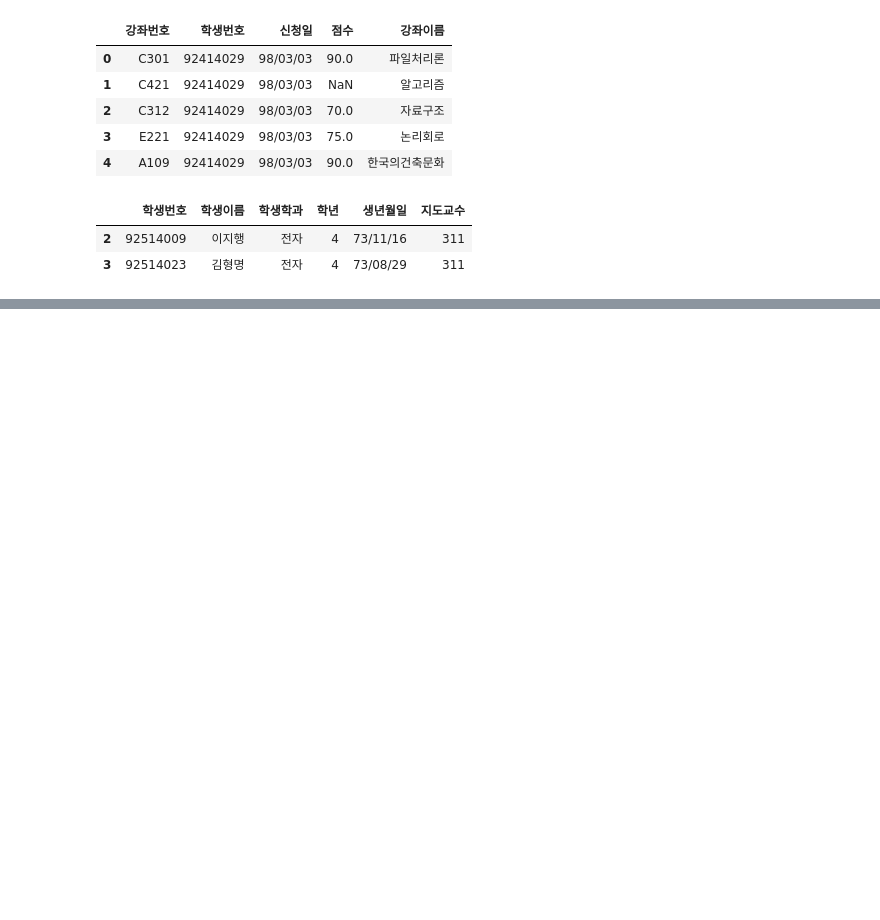
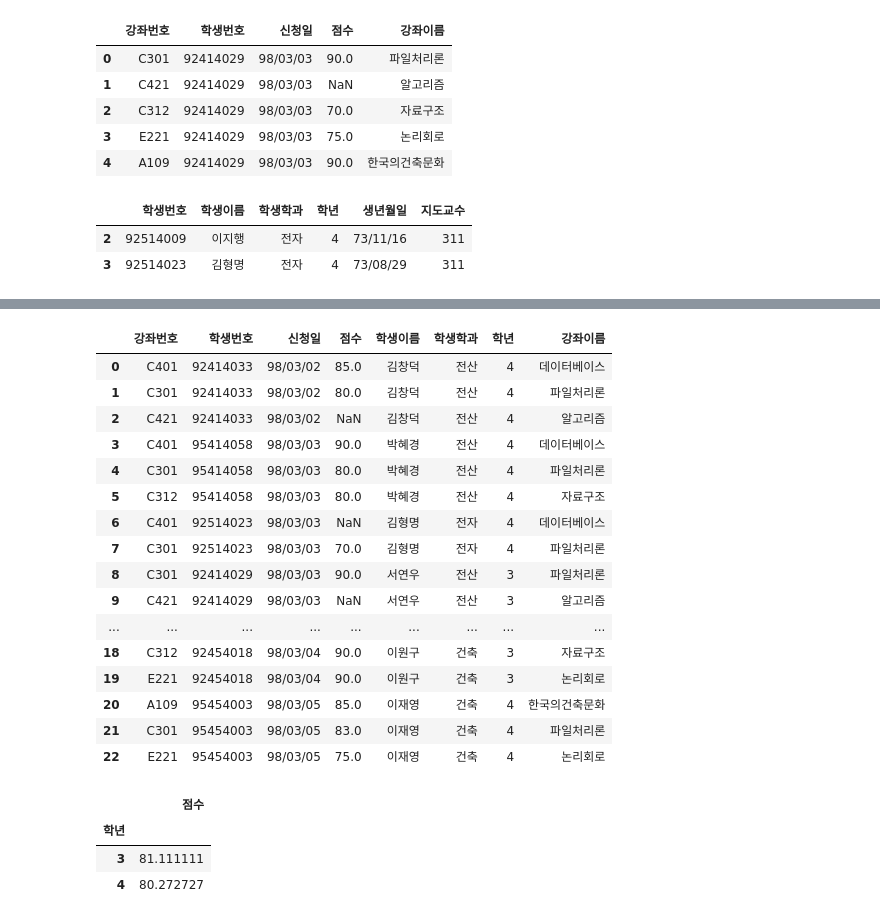
Before and after one commit to helen-cho/data, a Jupyter notebook: python/데이터분석/15.데이터병합.ipynb, the cells around one changed output, grey strips where cells are left out. Cells and saved outputs as stored; diff of their text form; code cells hidden in the pictures; blank space fills up the shorter version.

```diff
--- a/python/데이터분석/15.데이터병합.ipynb
+++ b/python/데이터분석/15.데이터병합.ipynb
@@ -212,0 +219,2 @@ df_stu.groupby('학생학과').get_group('전자')
+# %%
+df_enrol = pd.read_csv('data/수강.csv')
@@ -212,0 +297,3 @@ df_stu.groupby('학생학과').get_group('전자')
+# %%
+dfs= df_stu[['학생번호', '학생이름', '학생학과', '학년']]
+dfs
@@ -212,0 +310,3 @@ df_stu.groupby('학생학과').get_group('전자')
+# %%
+dfc = df_cou[['강좌번호', '강좌이름']]
+dfc
@@ -212,0 +321,3 @@ df_stu.groupby('학생학과').get_group('전자')
+# %%
+df_merge = pd.merge(df_enrol, dfs, how='inner', on='학생번호')
+df_merge
@@ -212,0 +342,21 @@ df_stu.groupby('학생학과').get_group('전자')
+# %%
+df_merge = pd.merge(df_merge, dfc, how='inner', on='강좌번호')
+df_merge
+# %% [output]
+|  | 강좌번호 | 학생번호 | 신청일 | 점수 | 학생이름 | 학생학과 | 학년 | 강좌이름 |
+| 0 | C401 | 92414033 | 98/03/02 | 85.0 | 김창덕 | 전산 | 4 | 데이터베이스 |
+| 1 | C301 | 92414033 | 98/03/02 | 80.0 | 김창덕 | 전산 | 4 | 파일처리론 |
+| 2 | C421 | 92414033 | 98/03/02 | NaN | 김창덕 | 전산 | 4 | 알고리즘 |
+| 3 | C401 | 95414058 | 98/03/03 | 90.0 | 박혜경 | 전산 | 4 | 데이터베이스 |
+| 4 | C301 | 95414058 | 98/03/03 | 80.0 | 박혜경 | 전산 | 4 | 파일처리론 |
+| 5 | C312 | 95414058 | 98/03/03 | 80.0 | 박혜경 | 전산 | 4 | 자료구조 |
+| 6 | C401 | 92514023 | 98/03/03 | NaN | 김형명 | 전자 | 4 | 데이터베이스 |
+| 7 | C301 | 92514023 | 98/03/03 | 70.0 | 김형명 | 전자 | 4 | 파일처리론 |
+| 8 | C301 | 92414029 | 98/03/03 | 90.0 | 서연우 | 전산 | 3 | 파일처리론 |
+| 9 | C421 | 92414029 | 98/03/03 | NaN | 서연우 | 전산 | 3 | 알고리즘 |
+| ... | ... | ... | ... | ... | ... | ... | ... | ... |
+| 18 | C312 | 92454018 | 98/03/04 | 90.0 | 이원구 | 건축 | 3 | 자료구조 |
+| 19 | E221 | 92454018 | 98/03/04 | 90.0 | 이원구 | 건축 | 3 | 논리회로 |
+| 20 | A109 | 95454003 | 98/03/05 | 85.0 | 이재영 | 건축 | 4 | 한국의건축문화 |
+| 21 | C301 | 95454003 | 98/03/05 | 83.0 | 이재영 | 건축 | 4 | 파일처리론 |
+| 22 | E221 | 95454003 | 98/03/05 | 75.0 | 이재영 | 건축 | 4 | 논리회로 |
@@ -212,0 +365,7 @@ df_stu.groupby('학생학과').get_group('전자')
+# %%
+df.groupby('학년')[['점수']].mean()
+# %% [output]
+|  | 점수 |
+| 학년 |  |
+| 3 | 81.111111 |
+| 4 | 80.272727 |
```
Also changed, not shown: parts of 25 cells of this notebook, 7 other files.
